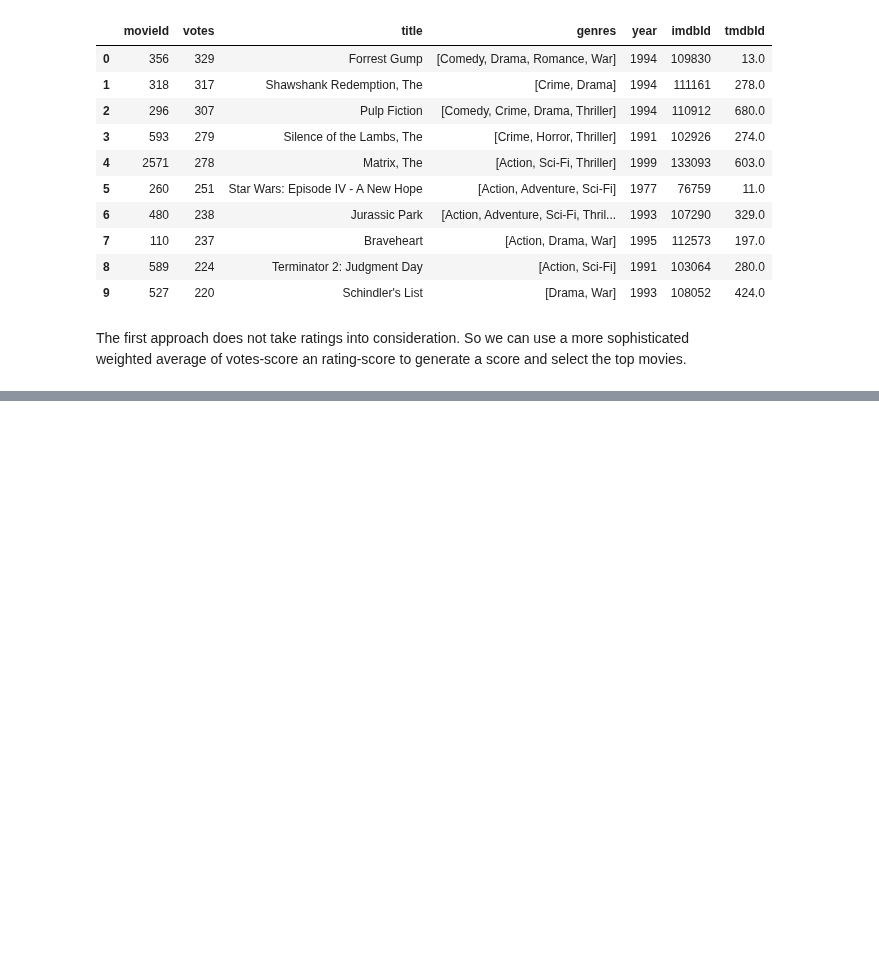
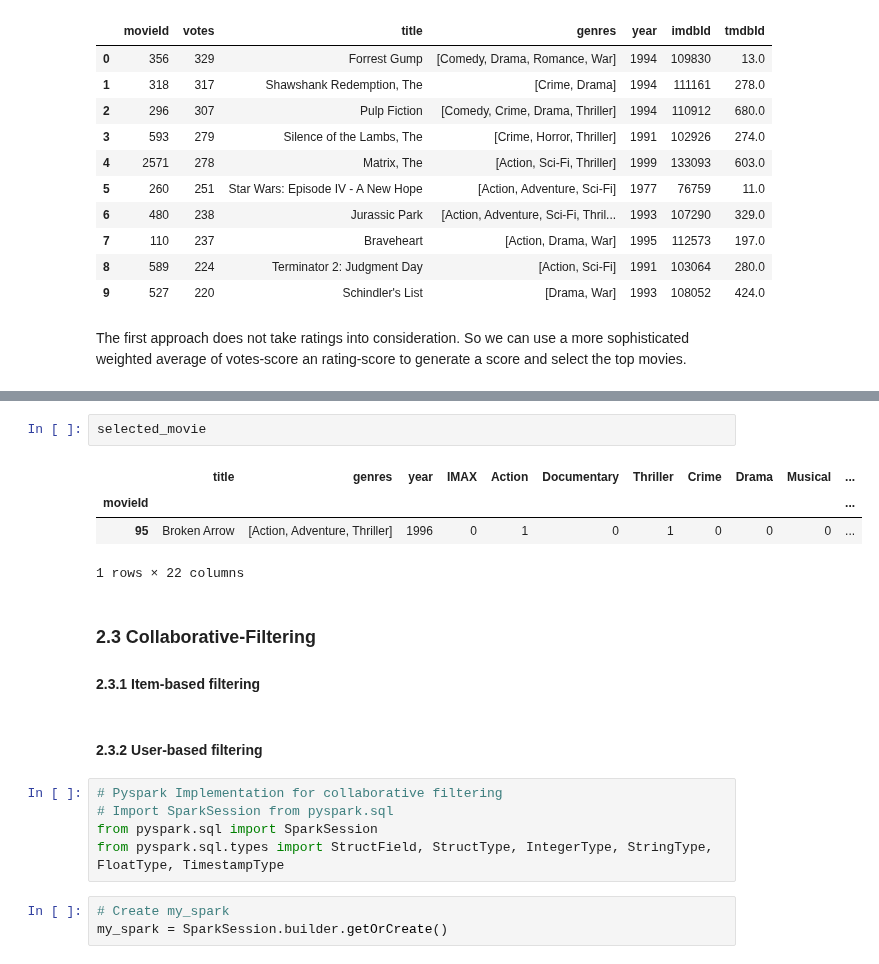
Before and after one commit to southnorthist/kaggle_analysis, a Jupyter notebook: Projects/recommender_systems/Intro_recommender_systems.ipynb, the cells around one changed output, grey strips where cells are left out. Drawn from its saved outputs; the diff is of its cells as text; blank space fills up the shorter version.

```diff
--- a/Projects/recommender_systems/Intro_recommender_systems.ipynb
+++ b/Projects/recommender_systems/Intro_recommender_systems.ipynb
@@ -214,0 +241,21 @@ votes_avg_ratings['votes'].quantile(q=[0, 0.5, 0.625, 0.75, 0.875, 1]).to_list()
+# %%
+selected_movie
+# %% [output]
+|  | title | genres | year | IMAX | Action | Documentary | Thriller | Crime | Drama | Musical | ... |
+| movieId |  |  |  |  |  |  |  |  |  |  | ... |
+| 95 | Broken Arrow | [Action, Adventure, Thriller] | 1996 | 0 | 1 | 0 | 1 | 0 | 0 | 0 | ... |
+1 rows × 22 columns
+# %% [markdown]
+### 2.3 Collaborative-Filtering
+
+#### 2.3.1 Item-based filtering
+# %% [markdown]
+#### 2.3.2 User-based filtering
+# %%
+# Pyspark Implementation for collaborative filtering
+# Import SparkSession from pyspark.sql
+from pyspark.sql import SparkSession
+from pyspark.sql.types import StructField, StructType, IntegerType, StringType, FloatType, TimestampType
+# %%
+# Create my_spark
+my_spark = SparkSession.builder.getOrCreate()
```
Also changed, not shown: parts of 17 cells of this notebook, 1 other file.
